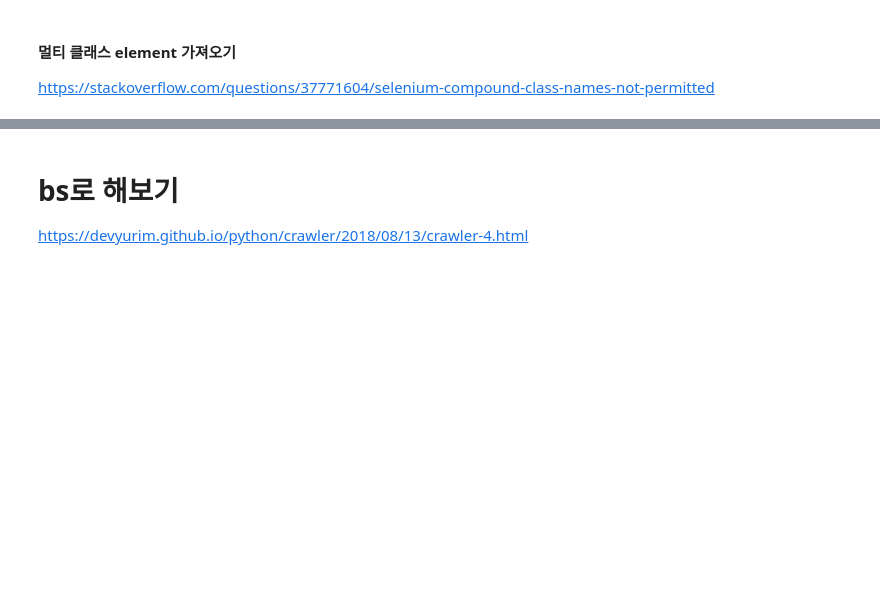
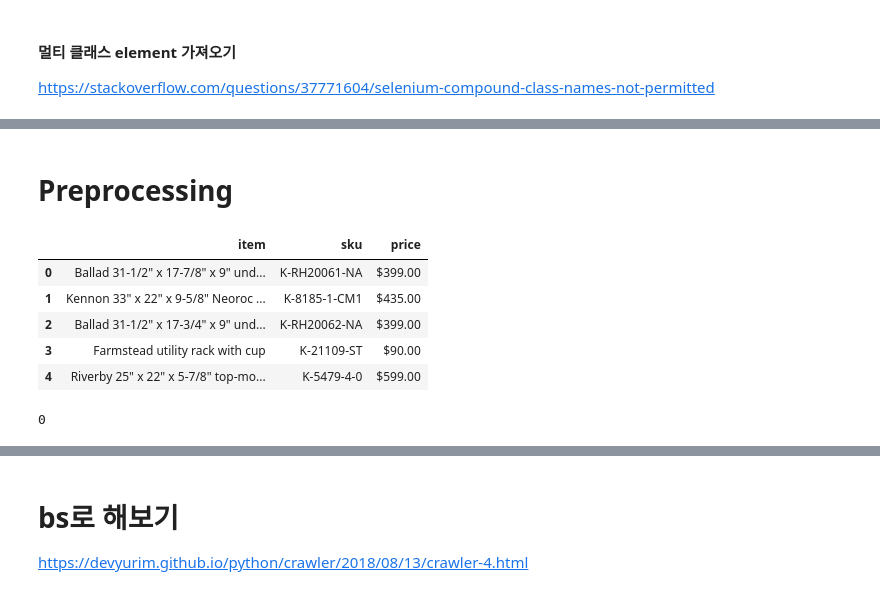
Before and after one commit to JessyMin/scrapy-usa-kitchen-market, a Jupyter notebook: selenium-kohler.ipynb, the cells around one changed output, grey strips where cells are left out. Saved outputs shown, nothing was run; the diff lists cells and outputs as text; code cells hidden in the pictures; blank space fills up the shorter version.

Commit message:
[update] preprocessing

```diff
--- a/selenium-kohler.ipynb
+++ b/selenium-kohler.ipynb
@@ -76,0 +104,19 @@ len(sku)
+# %% [markdown]
+# Preprocessing
+# %%
+df.head()
+# %% [output]
+|  | item | sku | price |
+| 0 | Ballad 31-1/2" x 17-7/8" x 9" und... | K-RH20061-NA | $399.00 |
+| 1 | Kennon 33" x 22" x 9-5/8" Neoroc ... | K-8185-1-CM1 | $435.00 |
+| 2 | Ballad 31-1/2" x 17-3/4" x 9" und... | K-RH20062-NA | $399.00 |
+| 3 | Farmstead utility rack with cup | K-21109-ST | $90.00 |
+| 4 | Riverby 25" x 22" x 5-7/8" top-mo... | K-5479-4-0 | $599.00 |
+# %%
+# 가격 전처리
+df['price'] = df['price'].str.replace('$','')
+df['price'] = df['price'].str.replace(',','')
+
+print(pd.isna(df['price']).sum())
+# %% [output]
+0
```
Also changed, not shown: parts of 13 cells of this notebook.
